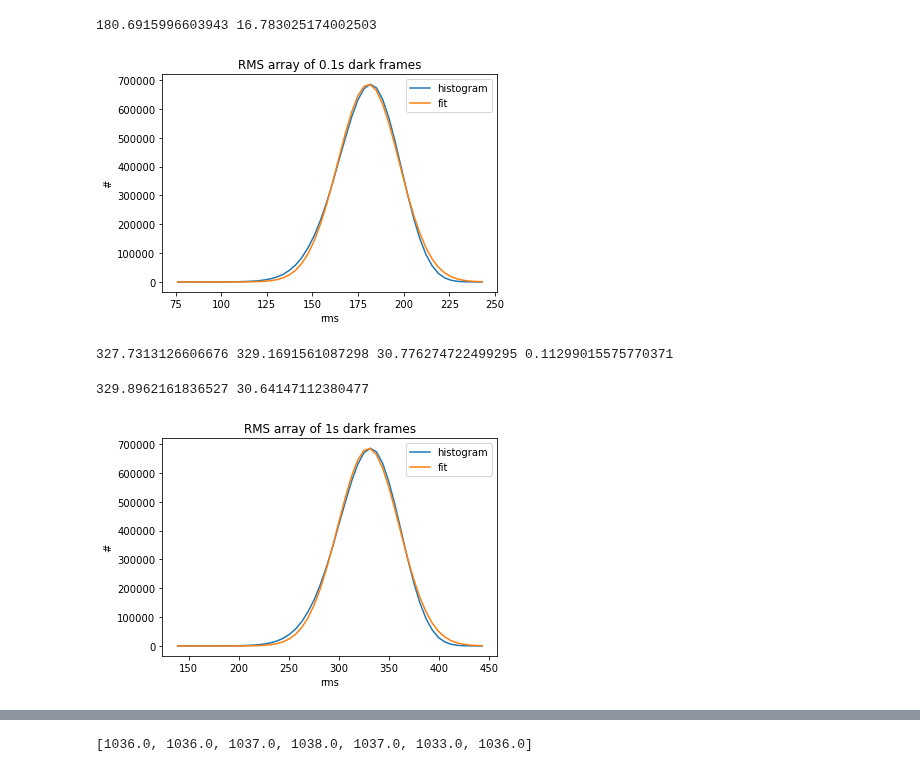
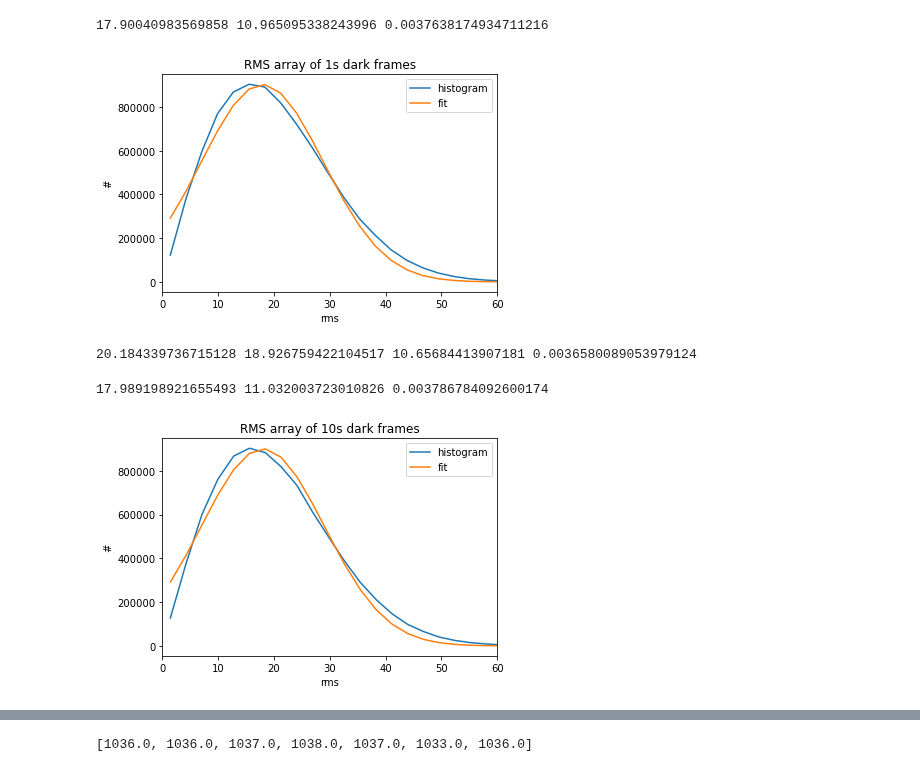
Before and after one commit to richardson-t/richardson-ccdlab-6725, a Jupyter notebook: results.ipynb, the cells around one changed output, grey strips where cells are left out. Drawn from its saved outputs; the diff is of its cells as text; code cells hidden in the pictures.

```diff
--- a/results.ipynb
+++ b/results.ipynb
@@ -9,3 +9,15 @@ from scipy.optimize import curve_fit
 def gaussian(x, *p):
     A, mu, sigma = p
     return A*np.exp(-(x-mu)**2/(2.*sigma**2))
+# %%
+shortreads = glob.glob('read/read_0.1_*')
+datavalues =  np.zeros((len(shortreads),2532,3352))
+i = 0
+for file in shortreads:
+    data = fits.getdata(file)
+    datavalues[i,:,:] = data
+    i+= 1
+median = np.median(datavalues,axis=0)
+std_array = np.std(datavalues,axis=0)
+weight_std = np.std(std_array)/np.sqrt(2532*3352)
+print(np.mean(std_array), np.median(std_array), np.std(std_array), np.std(std_array)/np.sqrt(2532*3352))
@@ -28,50 +62,46 @@ print(np.mean(rms_array), np.median(rms_array), np.sqrt(np.mean(rms_array**2)-np
 # %%
 plt.figure()
-n,edges = np.histogram(rms_array,bins=50)
+n,edges = np.histogram(std_array,bins=3000)
 centers = (edges[:-1]+edges[1:])/2
-pars, matrix = curve_fit(gaussian,centers,n,(5e5,200,20))
+pars, matrix = curve_fit(gaussian,centers,n,(1e6,300,20))
 fit = gaussian(centers,*pars)
 plt.plot(centers,n,label='histogram')
 plt.plot(centers,fit,label='fit')
 plt.legend()
-plt.title('RMS array of 0.1s dark frames')
+plt.title('RMS array of 1s dark frames')
 plt.xlabel('rms'); plt.ylabel('#')
-print(pars[1],pars[2])
-#plt.savefig('read/short_fit.png',dpi=300)
-
-#mean,std = norm.fit(rms_array)
-#print(mean,std)
-#x = np.linspace(edges[0],edges[-1],200)
-#y = norm.pdf(x,mean,std)
-#y*= np.max(n)/max(y)
-#plt.plot(x,y)
+plt.xlim(0,60)
+print(pars[1],pars[2],pars[2]/np.sqrt(2532*3352))
+#plt.savefig('read/mid_fit.png',dpi=300)
 # %% [output]
-180.6915996603943 16.783025174002503
+17.90040983569858 10.965095338243996 0.0037638174934711216
-[figure, old version]
+[figure, new version]
-# %%
-midreads = glob.glob('read/read_1_*')
-rms_array_2 = np.zeros((2532,3352))
-for file in shortreads:
-    f = fits.open(file)
-    rms_array_2+= (f[0].data)**2
-    f.close()
-rms_array_2 = np.sqrt(rms_array_2/len(midreads))
-print(np.mean(rms_array_2), np.median(rms_array_2), np.sqrt(np.mean(rms_array_2**2)-np.mean(rms_array_2)**2), np.sqrt(np.mean(rms_array_2**2))/np.sqrt(2532*3352))
-# %% [output]
-327.7313126606676 329.1691561087298 30.776274722499295 0.11299015575770371
+# %%
+longreads = glob.glob('read/read_10_*')
+datavalues =  np.zeros((len(longreads),2532,3352))
+i = 0
+for file in longreads:
+    data = fits.getdata(file)
+    datavalues[i,:,:] = data
+    i+= 1
+std_array = np.std(datavalues,axis=0)
+print(np.mean(std_array), np.median(std_array), np.std(std_array), np.std(std_array)/np.sqrt(2532*3352))
+# %% [output]
+20.184339736715128 18.926759422104517 10.65684413907181 0.0036580089053979124
 # %%
 plt.figure()
-n,edges = np.histogram(rms_array_2,bins=50)
+n,edges = np.histogram(std_array,bins=400)
 centers = (edges[:-1]+edges[1:])/2
-pars, matrix = curve_fit(gaussian,centers,n,(1e6,300,20))
+pars, matrix = curve_fit(gaussian,centers,n,(1e6,20,6))
 fit = gaussian(centers,*pars)
 plt.plot(centers,n,label='histogram')
 plt.plot(centers,fit,label='fit')
 plt.legend()
-plt.title('RMS array of 1s dark frames')
+plt.title('RMS array of 10s dark frames')
 plt.xlabel('rms'); plt.ylabel('#')
-print(pars[1],pars[2])
-#plt.savefig('read/mid_fit.png',dpi=300)
+plt.xlim(0,60)
+print(pars[1],pars[2],pars[2]/np.sqrt(2532*3352))
+#plt.savefig('read/long_fit.png',dpi=300)
 # %% [output]
-329.8962161836527 30.64147112380477
+17.989198921655493 11.032003723010826 0.003786784092600174
-[figure, old version]
+[figure, new version]
```
Also changed, not shown: parts of 10 cells of this notebook.
